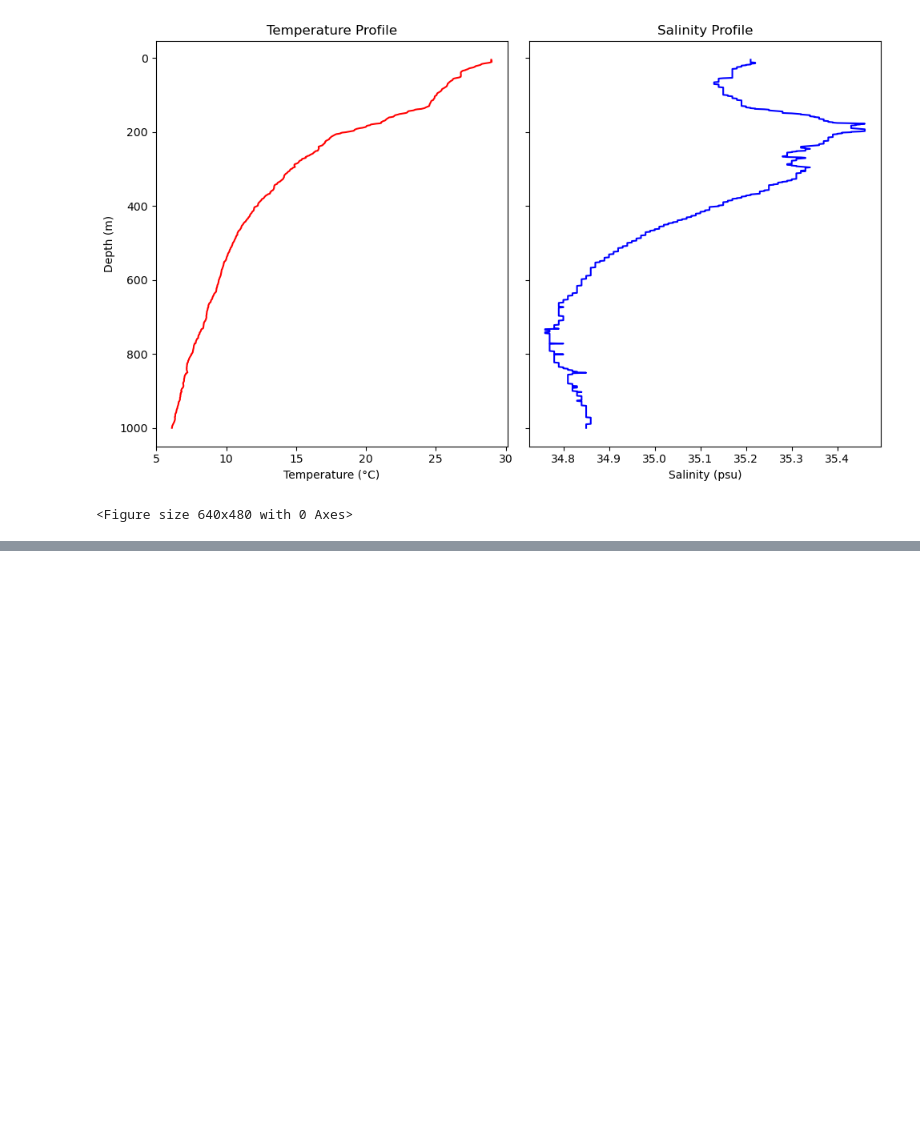
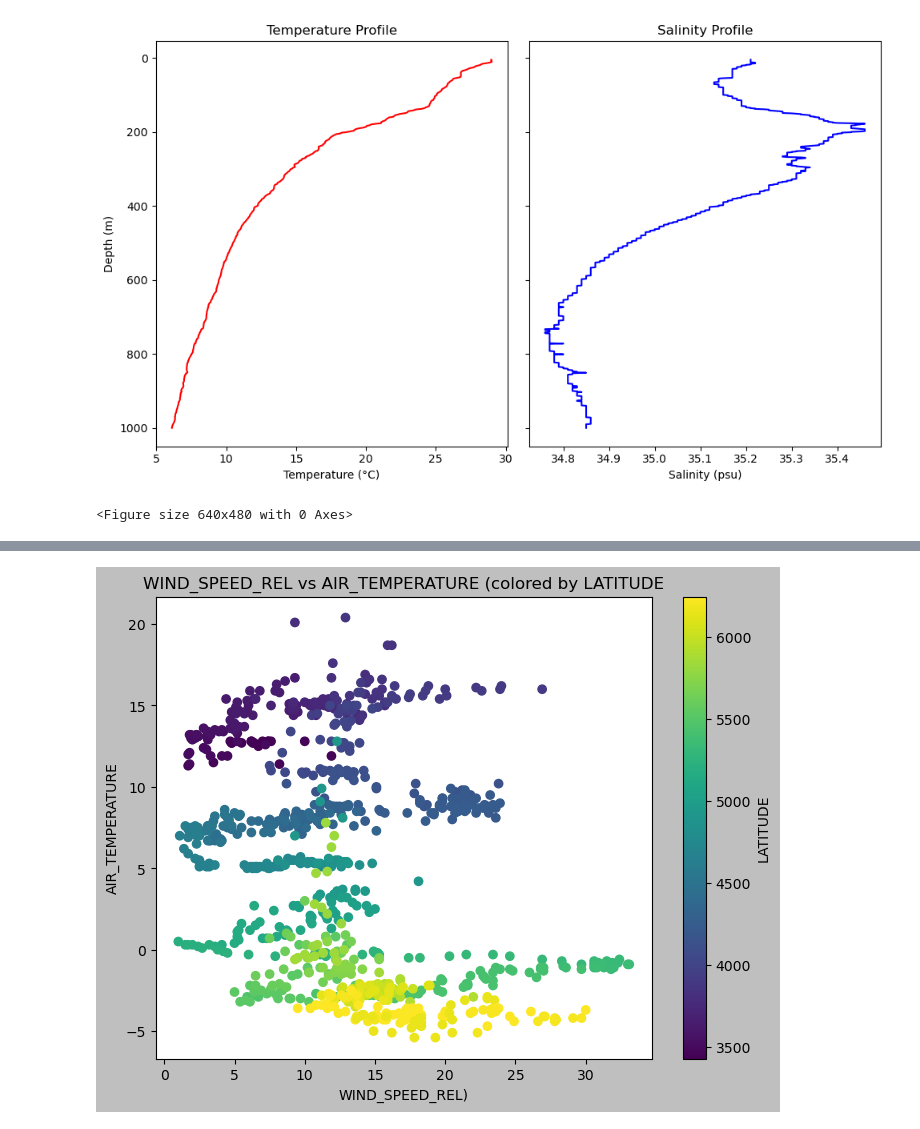
Before and after one commit to Mpondo35/mpnmaso14_SAMOS-CORE3, a Jupyter notebook: Day4.ipynb, the cells around one changed output, grey strips where cells are left out. Saved outputs shown, nothing was run; the diff lists cells and outputs as text; code cells hidden in the pictures; blank space fills up the shorter version.

```diff
--- a/Day4.ipynb
+++ b/Day4.ipynb
@@ -60,0 +144,12 @@ plt.show()
+# %%
+fig, ax = plt.subplots(figsize=(8,6))
+sc = ax.scatter(subset["WIND_SPEED_REL"], subset["AIR_TEMPERATURE"],
+                c=subset["LATITUDE"], cmap="viridis")
+ax.set_xlabel("WIND_SPEED_REL)")
+ax.set_ylabel("AIR_TEMPERATURE")
+ax.set_title("WIND_SPEED_REL vs AIR_TEMPERATURE (colored by LATITUDE")
+plt.colorbar(sc, label="LATITUDE")
+fig.savefig("scatter_wind_airtemp.png", dpi=300)
+plt.show()
+# %% [output]
+[figure, added]
```
Also changed, not shown: parts of 9 cells of this notebook.
